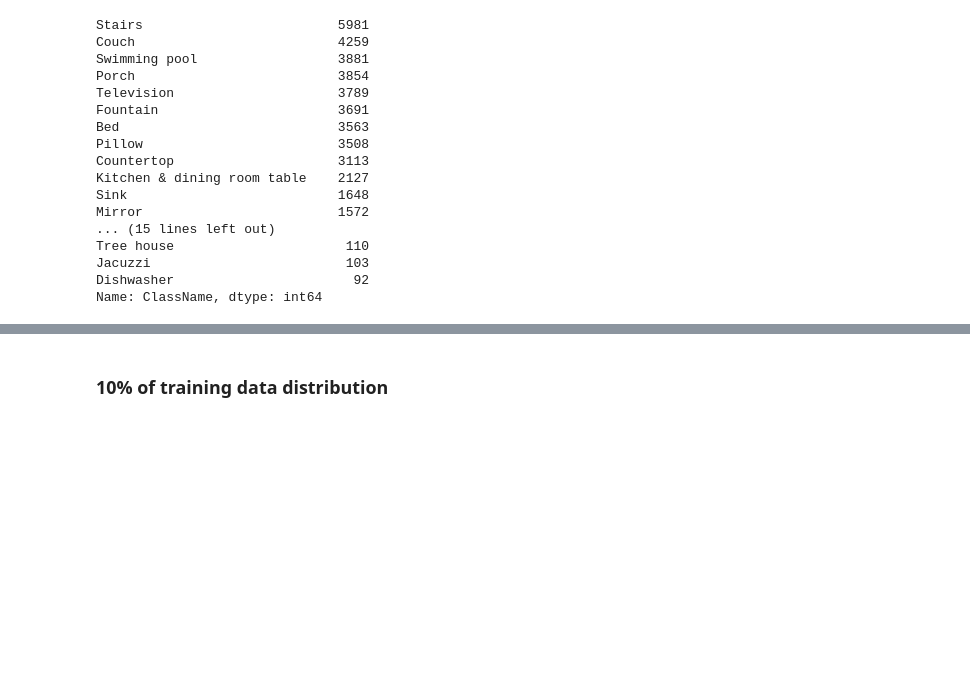
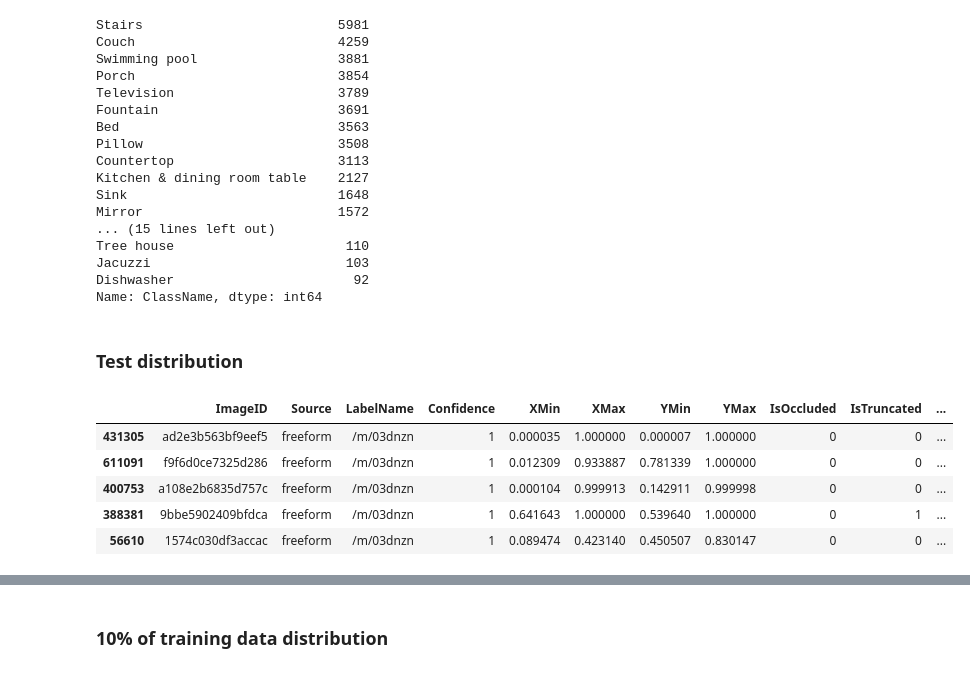
Before and after one commit to mrdbourke/airbnb-amenity-detection, a Jupyter notebook: 08-GCP-data-manipulation.ipynb, the cells around one changed output, grey strips where cells are left out. Saved outputs shown, nothing was run; the diff lists cells and outputs as text; code cells hidden in the pictures; blank space fills up the shorter version.

```diff
--- a/08-GCP-data-manipulation.ipynb
+++ b/08-GCP-data-manipulation.ipynb
@@ -206,0 +230,14 @@ Name: ClassName, dtype: int64
+# %% [markdown]
+### Test distribution
+# %%
+test_annots = format_annotations(image_folder="test",
+                                     annotation_file="test-annotations-bbox.csv",
+                                     target_classes=subset)
+test_annots.head()
+# %% [output]
+|  | ImageID | Source | LabelName | Confidence | XMin | XMax | YMin | YMax | IsOccluded | IsTruncated | ... |
+| 431305 | ad2e3b563bf9eef5 | freeform | /m/03dnzn | 1 | 0.000035 | 1.000000 | 0.000007 | 1.000000 | 0 | 0 | ... |
+| 611091 | f9f6d0ce7325d286 | freeform | /m/03dnzn | 1 | 0.012309 | 0.933887 | 0.781339 | 1.000000 | 0 | 0 | ... |
+| 400753 | a108e2b6835d757c | freeform | /m/03dnzn | 1 | 0.000104 | 0.999913 | 0.142911 | 0.999998 | 0 | 0 | ... |
+| 388381 | 9bbe5902409bfdca | freeform | /m/03dnzn | 1 | 0.641643 | 1.000000 | 0.539640 | 1.000000 | 0 | 1 | ... |
+| 56610 | 1574c030df3accac | freeform | /m/03dnzn | 1 | 0.089474 | 0.423140 | 0.450507 | 0.830147 | 0 | 0 | ... |
```
Also changed, not shown: parts of 23 cells of this notebook.
